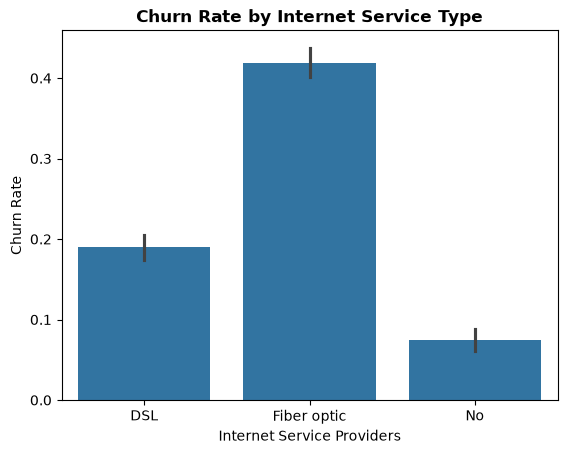
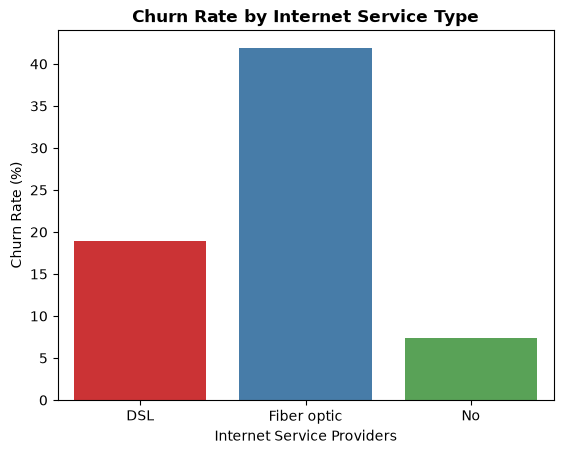
Unified diff of the notebook cell whose output changed from the first chart to the second:
--- before
+++ after
@@ -1,6 +1,11 @@
-plt.show()
+plt.figure()
 churn_by_internet = (df.groupby('InternetService')['has_churned'].mean() * 100).round(2)
-sns.barplot(data=df, x='InternetService', y='has_churned')
+churn_by_internet_df = churn_by_internet.reset_index()
+churn_by_internet_df.columns = ['InternetService', 'ChurnRate']
+
+sns.barplot(data=churn_by_internet_df, x='InternetService', y='ChurnRate', palette="Set1", hue="InternetService")
 plt.title("Churn Rate by Internet Service Type", fontsize=12, fontweight='bold')
 plt.xlabel('Internet Service Providers')
 plt.ylabel('Churn Rate (%)')
+plt.savefig('./results/05_churn_by_internet_service.png', dpi=300)
+plt.show()

Commit: fix: turn rates in churn rate by internet service type into percentile rates